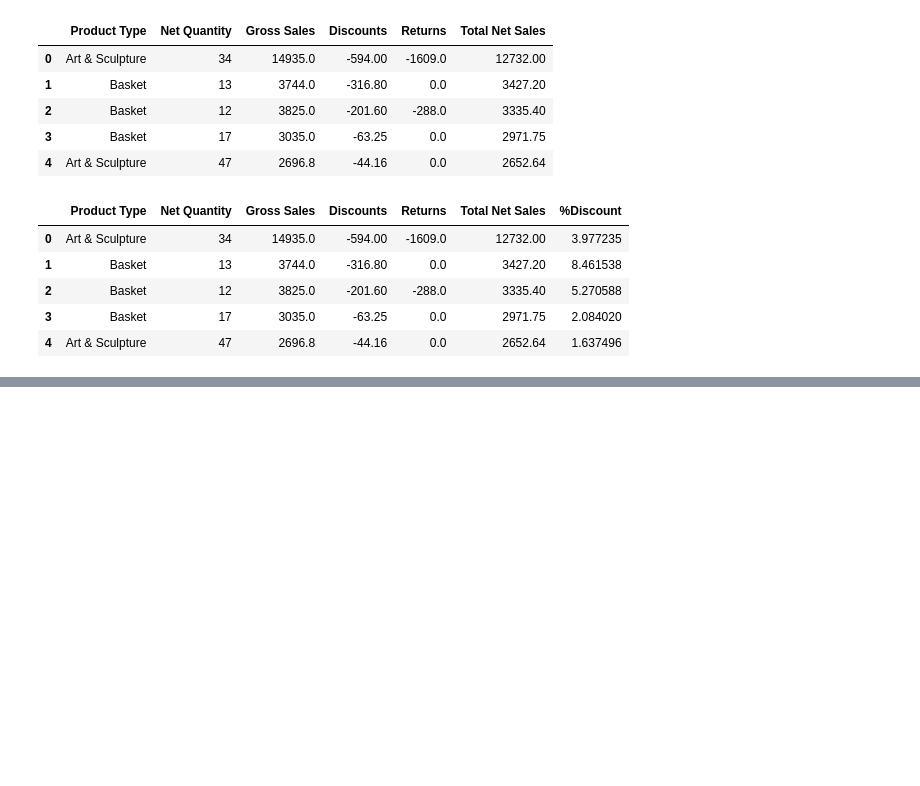
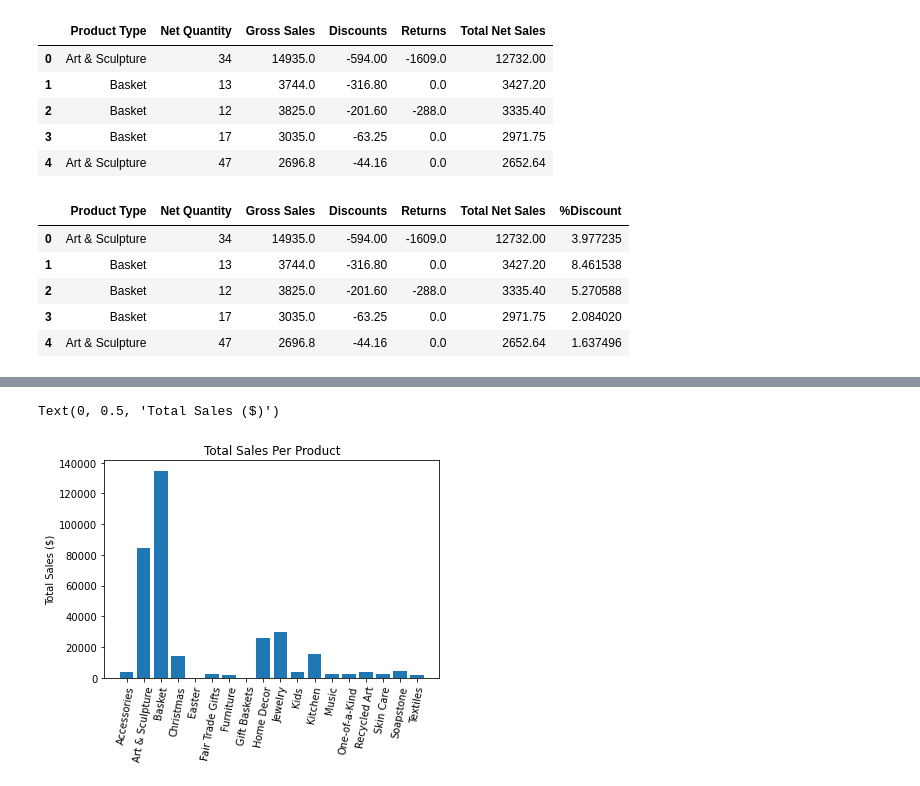
Before and after one commit to j-hendricks/Business-Analysis, a Jupyter notebook: Analysis.ipynb, the cells around one changed output, grey strips where cells are left out. Saved outputs shown, nothing was run; the diff lists cells and outputs as text; code cells hidden in the pictures; blank space fills up the shorter version.

```diff
--- a/Analysis.ipynb
+++ b/Analysis.ipynb
@@ -96,0 +132,9 @@ plt.ylabel("Quantity Sold")
+# %%
+sum_products_sales = sum_by_product['Total Net Sales']
+plt.bar(product_list, sum_products_sales)
+plt.xticks(rotation = 80)
+plt.title("Total Sales Per Product")
+plt.ylabel("Total Sales ($)")
+# %% [output]
+Text(0, 0.5, 'Total Sales ($)')
+[figure, added]
```
Also changed, not shown: parts of 51 cells of this notebook, 5 other files.
